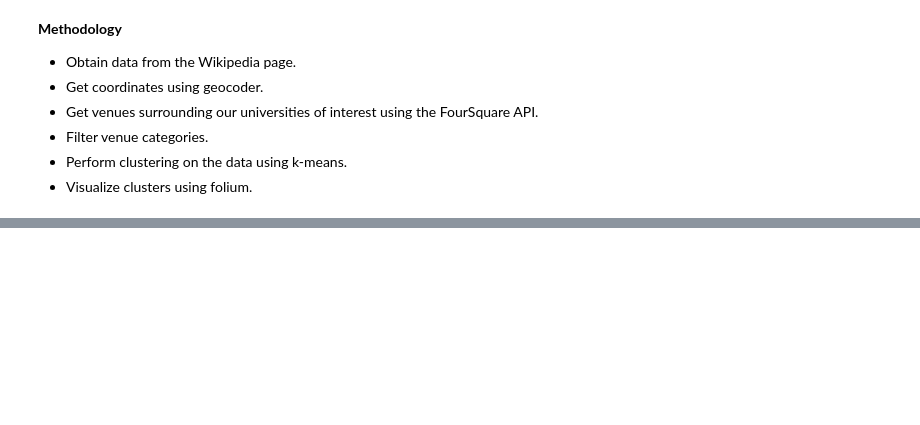
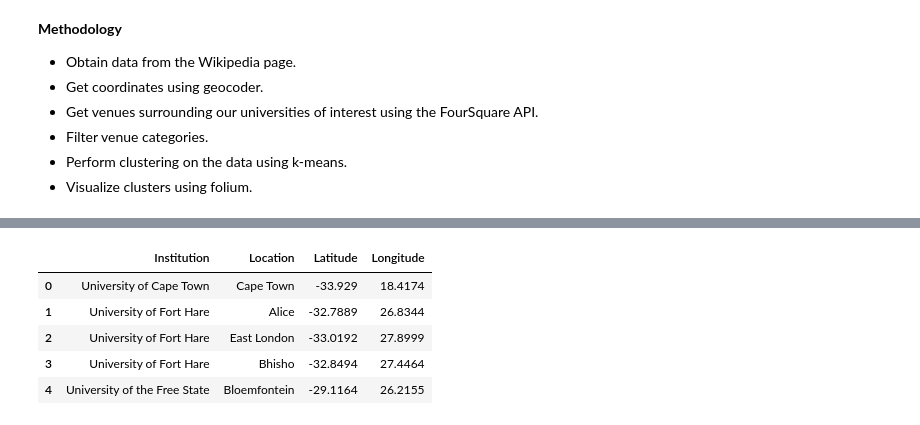
Before and after one commit to phyllsmoyo/Coursera_Capstone, a Jupyter notebook: Capstone_Project_The_Battle_of_Neighborhoods.ipynb, the cells around one changed output, grey strips where cells are left out. Cells and saved outputs as stored; diff of their text form; code cells hidden in the pictures; blank space fills up the shorter version.

```diff
--- a/Capstone_Project_The_Battle_of_Neighborhoods.ipynb
+++ b/Capstone_Project_The_Battle_of_Neighborhoods.ipynb
@@ -43,0 +161,16 @@ The Wikipedia is the major source of data that is being used to obtain all the U
+# %%
+# Need to drop those Neighborhood that the geocode does not find
+to_drop_unknown = []
+geolocator = Nominatim(user_agent="sa_explorer")
+for index, row in df.iterrows():
+    address = row['Location'] + ', South Africa'
+    try:
+        location = geolocator.geocode(address)
+        latitude = location.latitude
+        longitude = location.longitude
+        print('The geograpical coordinate of {} are {}, {}.'.format(address, latitude, longitude))
+        df.loc[index, 'Latitude'] = latitude
+        df.loc[index, 'Longitude'] = longitude
+    except AttributeError:
+        print('Cannot do: {}, will drop index: {}'.format(address, index))
+        to_drop_unknown.append(index)
@@ -43,0 +195,9 @@ The Wikipedia is the major source of data that is being used to obtain all the U
+# %%
+df.head()
+# %% [output]
+|  | Institution | Location | Latitude | Longitude |
+| 0 | University of Cape Town | Cape Town | -33.929 | 18.4174 |
+| 1 | University of Fort Hare | Alice | -32.7889 | 26.8344 |
+| 2 | University of Fort Hare | East London | -33.0192 | 27.8999 |
+| 3 | University of Fort Hare | Bhisho | -32.8494 | 27.4464 |
+| 4 | University of the Free State | Bloemfontein | -29.1164 | 26.2155 |
```
Also changed, not shown: parts of 29 cells of this notebook.
